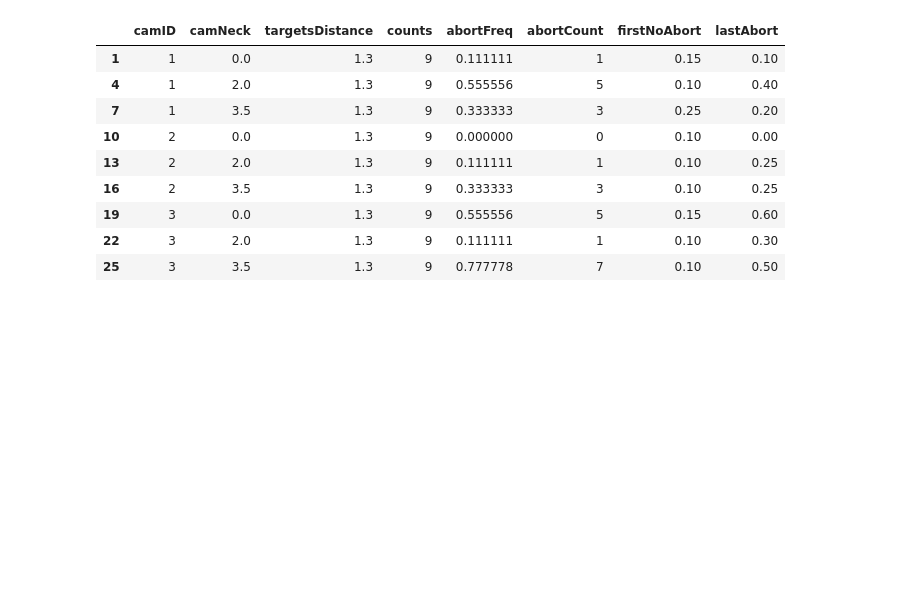
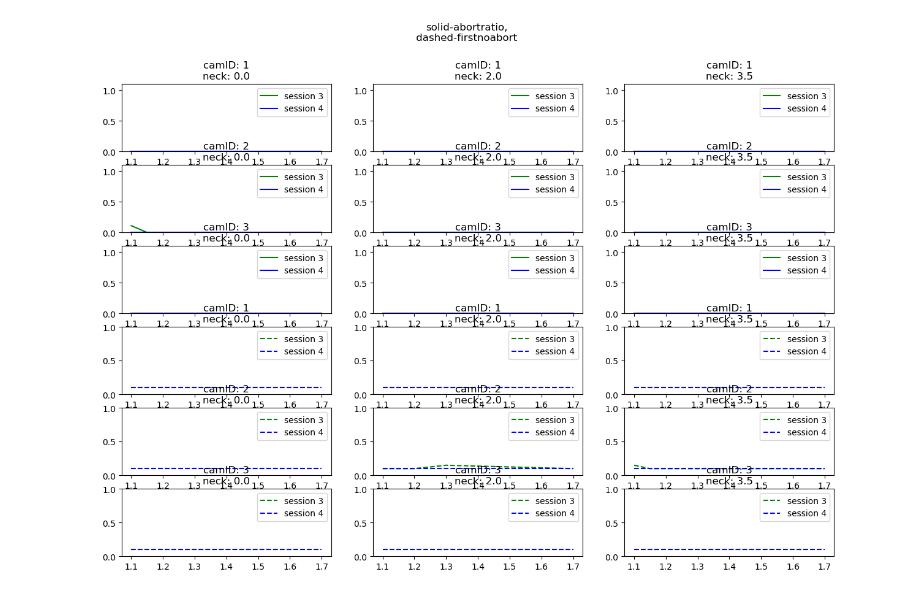
Before and after one commit to ZHTis/count, a Jupyter notebook: datajohn/datajohn.ipynb, the cells around one changed output. Drawn from its saved outputs; the diff is of its cells as text; code cells hidden in the pictures; blank space fills up the shorter version.

```diff
--- a/datajohn/datajohn.ipynb
+++ b/datajohn/datajohn.ipynb
@@ -71,5 +78,5 @@ session :  [ 3.  4. nan]
 # %%
-group = data.groupby(['camID','camNeck','targetsDistance'])
+group = data.groupby(['camID','camNeck','targetsDistance','session'])
 hata = group.size().reset_index(name='counts')
 
 abortFreqs = []
@@ -86,8 +93,11 @@ for i,item in group:
         abortCounts.append(abortCount)
 
         idx = item[(item["choice"]=="a" )|(item["choice"]=="l")].index.min()
-        ratio = item.loc[idx,'ratio']
-        fisrtNoAbort.append(ratio)
+        if not math.isnan(idx):
+            ratio = item.loc[idx,'ratio']
+            fisrtNoAbort.append(ratio)
+        if math.isnan(idx):
+            fisrtNoAbort.append(100)
 
         idx = item[item["choice"]=="abort"].index.max()
         if not math.isnan(idx):
@@ -99,18 +109,33 @@ hata['abortFreq'] = abortFreqs
 hata['abortCount'] = abortCounts
 hata['firstNoAbort'] = fisrtNoAbort
 hata['lastAbort'] = lastAbort
-
-hata
-
-hata.loc[hata['targetsDistance']==1.3]
-# %% [output]
-|  | camID | camNeck | targetsDistance | counts | abortFreq | abortCount | firstNoAbort | lastAbort |
-| 1 | 1 | 0.0 | 1.3 | 9 | 0.111111 | 1 | 0.15 | 0.10 |
-| 4 | 1 | 2.0 | 1.3 | 9 | 0.555556 | 5 | 0.10 | 0.40 |
-| 7 | 1 | 3.5 | 1.3 | 9 | 0.333333 | 3 | 0.25 | 0.20 |
-| 10 | 2 | 0.0 | 1.3 | 9 | 0.000000 | 0 | 0.10 | 0.00 |
-| 13 | 2 | 2.0 | 1.3 | 9 | 0.111111 | 1 | 0.10 | 0.25 |
-| 16 | 2 | 3.5 | 1.3 | 9 | 0.333333 | 3 | 0.10 | 0.25 |
-| 19 | 3 | 0.0 | 1.3 | 9 | 0.555556 | 5 | 0.15 | 0.60 |
-| 22 | 3 | 2.0 | 1.3 | 9 | 0.111111 | 1 | 0.10 | 0.30 |
-| 25 | 3 | 3.5 | 1.3 | 9 | 0.777778 | 7 | 0.10 | 0.50 |
+# %%
+
+
+import matplotlib.pyplot as plt
+import seaborn as sns
+figh,axsh = plt.subplots(2*len(hata['camID'].unique()),len(hata['camNeck'].unique()), figsize=(15, 10))
+for i, Id  in enumerate(hata['camID'].unique()):
+    for j,neck in enumerate(hata['camNeck'].unique()):
+        hata_toplt = hata.loc[(hata['camID']==Id) & (hata['camNeck']==neck)
+                & (hata['session']==3)
+                ]
+        axsh[i,j].plot(hata_toplt['targetsDistance'],hata_toplt['abortFreq'],color = 'green',label = 'session 3')
+        axsh[i+len(hata['camID'].unique()),j].plot(hata_toplt['targetsDistance'],hata_toplt['firstNoAbort'],color = 'green',label = 'session 3', linestyle = 'dashed')
+
+        hata_toplt = hata.loc[(hata['camID']==Id) & (hata['camNeck']==neck)
+                & (hata['session']==4)
+                ]
+        axsh[i,j].plot(hata_toplt['targetsDistance'],hata_toplt['abortFreq'],color = 'blue',label = 'session 4')
+        axsh[i+len(hata['camID'].unique()),j].plot(hata_toplt['targetsDistance'],hata_toplt['firstNoAbort'],color = 'blue',label = 'session 4', linestyle = 'dashed')
+
+        axsh[i,j].set_ylim(0., 1.1)
+        axsh[i,j].legend()
+        axsh[i,j].set_title('camID: '+str(Id)+'\n'+'neck: '+str(neck))
+        axsh[i+len(hata['camID'].unique()),j].set_ylim(0., 1.)
+        axsh[i+len(hata['camID'].unique()),j].legend()
+        axsh[i+len(hata['camID'].unique()),j].set_title('camID: '+str(Id)+'\n'+'neck: '+str(neck))
+figh.suptitle('solid-abortratio,\n dashed-firstnoabort ')
+plt.savefig('abort.png')
+# %% [output]
+[figure, added]
```
Also changed, not shown: parts of 5 cells of this notebook, 2 other files.
